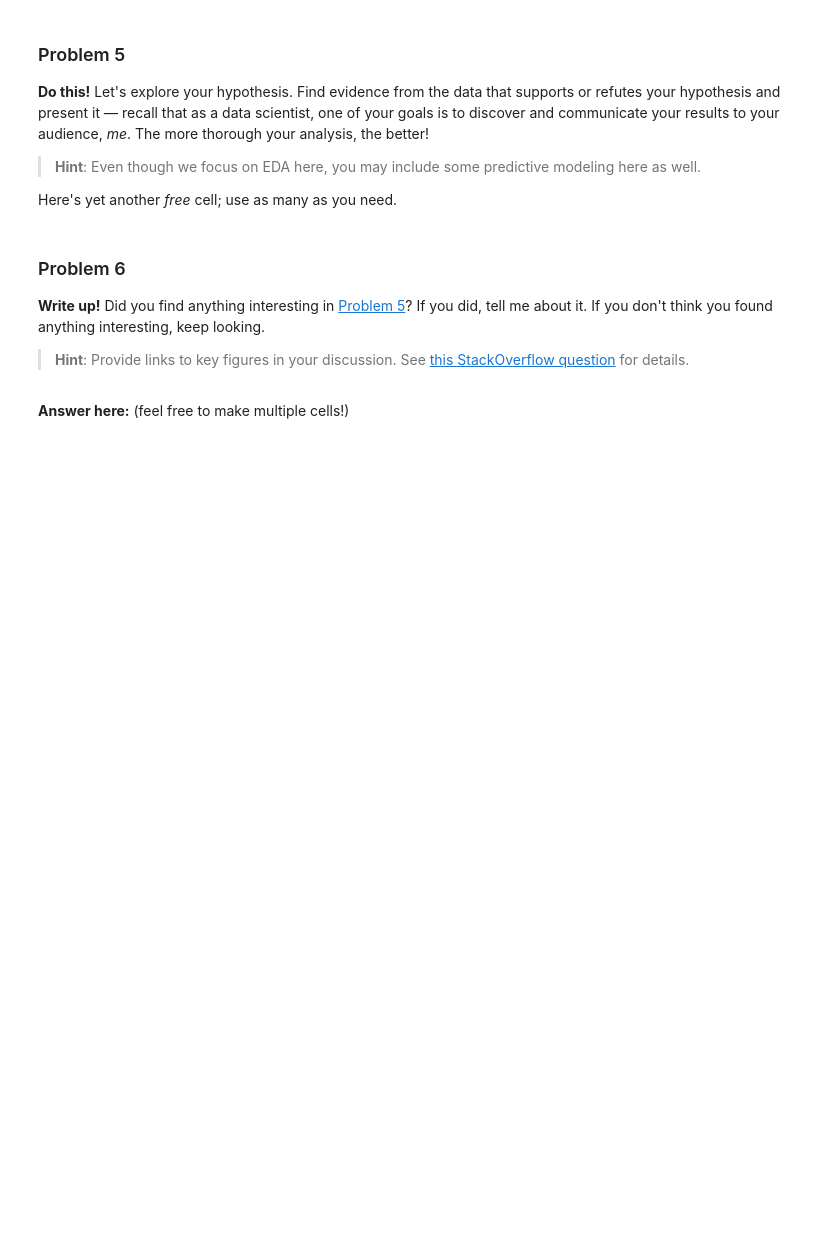
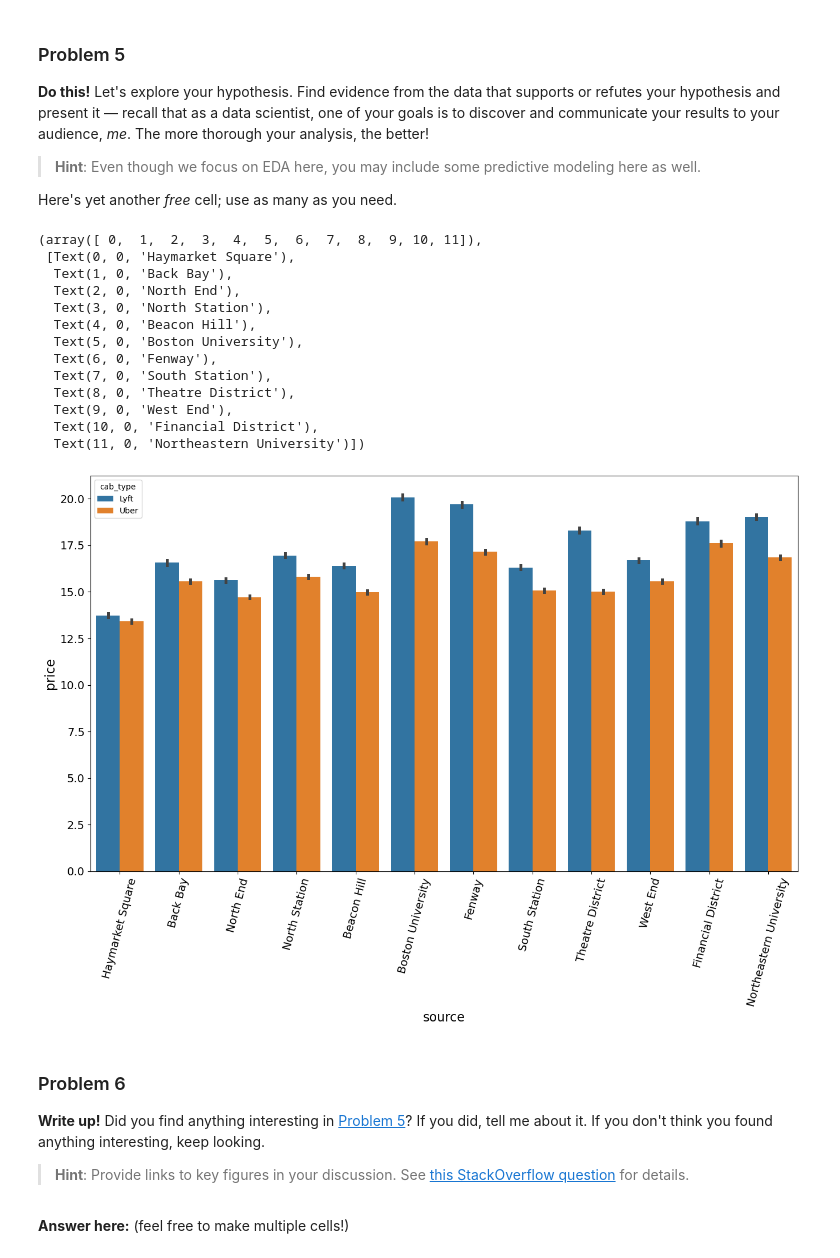
Before and after one commit to ellieshap/Data-Science-Midterm-Project, a Jupyter notebook: hw6.ipynb, the cells around one changed output. Saved outputs shown, nothing was run; the diff lists cells and outputs as text; code cells hidden in the pictures; blank space fills up the shorter version.

```diff
--- a/hw6.ipynb
+++ b/hw6.ipynb
@@ -324,3 +319,30 @@ Here's yet another _free_ cell; use as many as you need.
+# %%
+# woah! these things are falling from the sky or something
+price_by_source = data[['cab_type', 'source', 'price']]
+
+
+import seaborn as sns
+
+sns.barplot(x='source', y='price', hue='cab_type', data=price_by_source)
+plt.xticks(rotation=75)
+
+ #   .groupby(['cab_type', 'source'], as_index=False)
+ #   .aggregate('count')
+# %% [output]
+(array([ 0,  1,  2,  3,  4,  5,  6,  7,  8,  9, 10, 11]),
+ [Text(0, 0, 'Haymarket Square'),
+  Text(1, 0, 'Back Bay'),
+  Text(2, 0, 'North End'),
+  Text(3, 0, 'North Station'),
+  Text(4, 0, 'Beacon Hill'),
+  Text(5, 0, 'Boston University'),
+  Text(6, 0, 'Fenway'),
+  Text(7, 0, 'South Station'),
+  Text(8, 0, 'Theatre District'),
+  Text(9, 0, 'West End'),
+  Text(10, 0, 'Financial District'),
+  Text(11, 0, 'Northeastern University')])
+[figure, added]
 # %% [markdown]
 ### Problem 6
 
```
Also changed, not shown: parts of 5 cells of this notebook.
